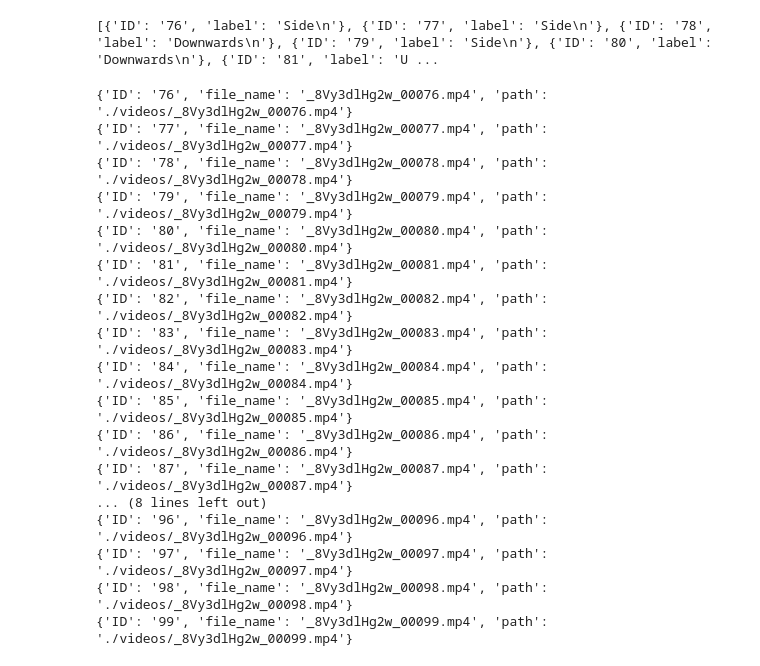
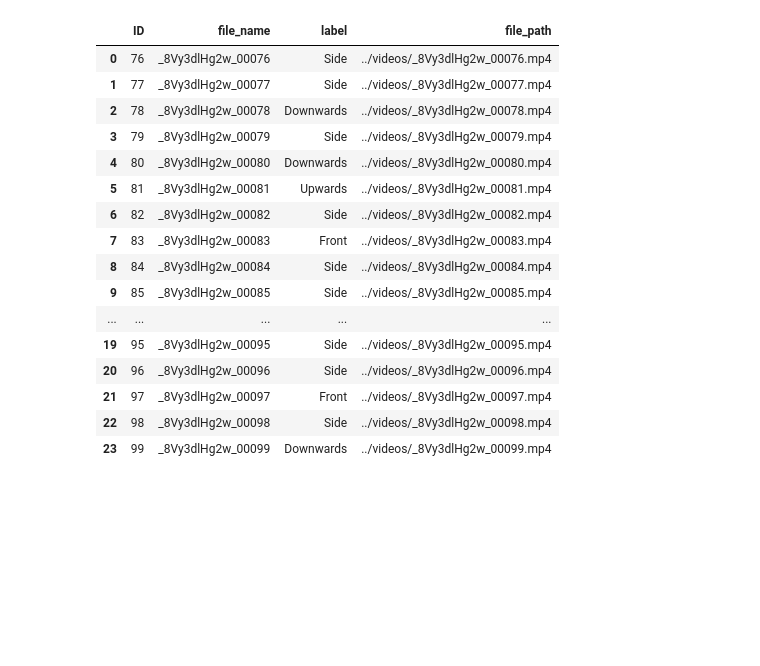
Before and after one commit to proohit/deep-learning-team6, a Jupyter notebook: 1c/train_cnn.ipynb, the cells around one changed output. Saved outputs shown, nothing was run; the diff lists cells and outputs as text; code cells hidden in the pictures; blank space fills up the shorter version.

Commit message:
use dataframe instead of list

```diff
--- a/1c/train_cnn.ipynb
+++ b/1c/train_cnn.ipynb
@@ -1,41 +1,30 @@
-# %%
-fileName = './Video_Camera_Labeling.csv'
-labels = []
-for label in open(fileName):
-    parts = label.split(';')
-    labels.append({'ID': parts[0],'label': parts[2]})
-labels.pop(0)
-print(labels)
-# %% [output]
-[{'ID': '76', 'label': 'Side\n'}, {'ID': '77', 'label': 'Side\n'}, {'ID': '78', 'label': 'Downwards\n'}, {'ID': '79', 'label': 'Side\n'}, {'ID': '80', 'label': 'Downwards\n'}, {'ID': '81', 'label': 'U ...
-# %%
-from os import listdir
-from os.path import isfile, join
-
-video_folder_name = './videos'
-file_names = listdir(video_folder_name)
-files = []
-for file_name in file_names:
-    file_name_without_extension = file_name.split('.mp4')[0]
-    id = file_name_without_extension[-2::]
-    files.append({'ID': id,'file_name': file_name, 'path': f'{video_folder_name}/{file_name}'})
-for file in files:
-    print(file)
-# %% [output]
-{'ID': '76', 'file_name': '_8Vy3dlHg2w_00076.mp4', 'path': './videos/_8Vy3dlHg2w_00076.mp4'}
-{'ID': '77', 'file_name': '_8Vy3dlHg2w_00077.mp4', 'path': './videos/_8Vy3dlHg2w_00077.mp4'}
-{'ID': '78', 'file_name': '_8Vy3dlHg2w_00078.mp4', 'path': './videos/_8Vy3dlHg2w_00078.mp4'}
-{'ID': '79', 'file_name': '_8Vy3dlHg2w_00079.mp4', 'path': './videos/_8Vy3dlHg2w_00079.mp4'}
-{'ID': '80', 'file_name': '_8Vy3dlHg2w_00080.mp4', 'path': './videos/_8Vy3dlHg2w_00080.mp4'}
-{'ID': '81', 'file_name': '_8Vy3dlHg2w_00081.mp4', 'path': './videos/_8Vy3dlHg2w_00081.mp4'}
-{'ID': '82', 'file_name': '_8Vy3dlHg2w_00082.mp4', 'path': './videos/_8Vy3dlHg2w_00082.mp4'}
-{'ID': '83', 'file_name': '_8Vy3dlHg2w_00083.mp4', 'path': './videos/_8Vy3dlHg2w_00083.mp4'}
-{'ID': '84', 'file_name': '_8Vy3dlHg2w_00084.mp4', 'path': './videos/_8Vy3dlHg2w_00084.mp4'}
-{'ID': '85', 'file_name': '_8Vy3dlHg2w_00085.mp4', 'path': './videos/_8Vy3dlHg2w_00085.mp4'}
-{'ID': '86', 'file_name': '_8Vy3dlHg2w_00086.mp4', 'path': './videos/_8Vy3dlHg2w_00086.mp4'}
-{'ID': '87', 'file_name': '_8Vy3dlHg2w_00087.mp4', 'path': './videos/_8Vy3dlHg2w_00087.mp4'}
-... (8 lines left out)
-{'ID': '96', 'file_name': '_8Vy3dlHg2w_00096.mp4', 'path': './videos/_8Vy3dlHg2w_00096.mp4'}
-{'ID': '97', 'file_name': '_8Vy3dlHg2w_00097.mp4', 'path': './videos/_8Vy3dlHg2w_00097.mp4'}
-{'ID': '98', 'file_name': '_8Vy3dlHg2w_00098.mp4', 'path': './videos/_8Vy3dlHg2w_00098.mp4'}
-{'ID': '99', 'file_name': '_8Vy3dlHg2w_00099.mp4', 'path': './videos/_8Vy3dlHg2w_00099.mp4'}
+# %%
+import pandas as pd
+video_folder_name = '../videos/'
+extension = '.mp4'
+fileName = '../Video_Camera_Labeling.csv'
+labels = pd.read_csv(fileName, sep=';')
+labels.columns = ['ID', 'file_name', 'label']
+file_paths = []
+for entry in labels.iloc():
+    file_paths.append(video_folder_name + entry['file_name'] + extension)
+labels['file_path'] = file_paths
+display(labels)
+# %% [output]
+|  | ID | file_name | label | file_path |
+| 0 | 76 | _8Vy3dlHg2w_00076 | Side | ../videos/_8Vy3dlHg2w_00076.mp4 |
+| 1 | 77 | _8Vy3dlHg2w_00077 | Side | ../videos/_8Vy3dlHg2w_00077.mp4 |
+| 2 | 78 | _8Vy3dlHg2w_00078 | Downwards | ../videos/_8Vy3dlHg2w_00078.mp4 |
+| 3 | 79 | _8Vy3dlHg2w_00079 | Side | ../videos/_8Vy3dlHg2w_00079.mp4 |
+| 4 | 80 | _8Vy3dlHg2w_00080 | Downwards | ../videos/_8Vy3dlHg2w_00080.mp4 |
+| 5 | 81 | _8Vy3dlHg2w_00081 | Upwards | ../videos/_8Vy3dlHg2w_00081.mp4 |
+| 6 | 82 | _8Vy3dlHg2w_00082 | Side | ../videos/_8Vy3dlHg2w_00082.mp4 |
+| 7 | 83 | _8Vy3dlHg2w_00083 | Front | ../videos/_8Vy3dlHg2w_00083.mp4 |
+| 8 | 84 | _8Vy3dlHg2w_00084 | Side | ../videos/_8Vy3dlHg2w_00084.mp4 |
+| 9 | 85 | _8Vy3dlHg2w_00085 | Side | ../videos/_8Vy3dlHg2w_00085.mp4 |
+| ... | ... | ... | ... | ... |
+| 19 | 95 | _8Vy3dlHg2w_00095 | Side | ../videos/_8Vy3dlHg2w_00095.mp4 |
+| 20 | 96 | _8Vy3dlHg2w_00096 | Side | ../videos/_8Vy3dlHg2w_00096.mp4 |
+| 21 | 97 | _8Vy3dlHg2w_00097 | Front | ../videos/_8Vy3dlHg2w_00097.mp4 |
+| 22 | 98 | _8Vy3dlHg2w_00098 | Side | ../videos/_8Vy3dlHg2w_00098.mp4 |
+| 23 | 99 | _8Vy3dlHg2w_00099 | Downwards | ../videos/_8Vy3dlHg2w_00099.mp4 |
```
Also changed, not shown: parts of 3 cells of this notebook.
